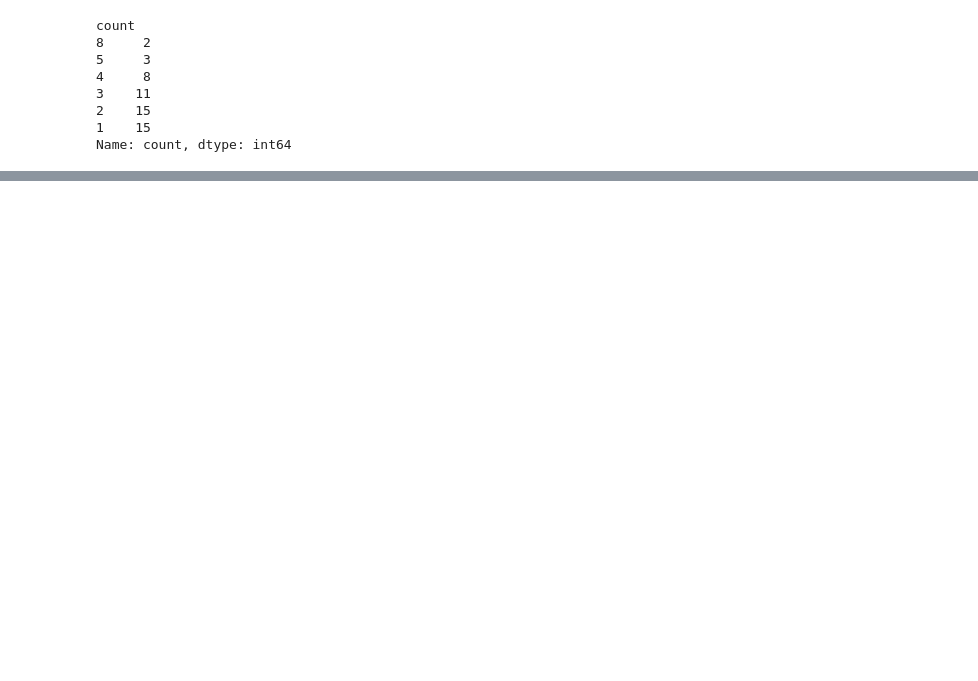
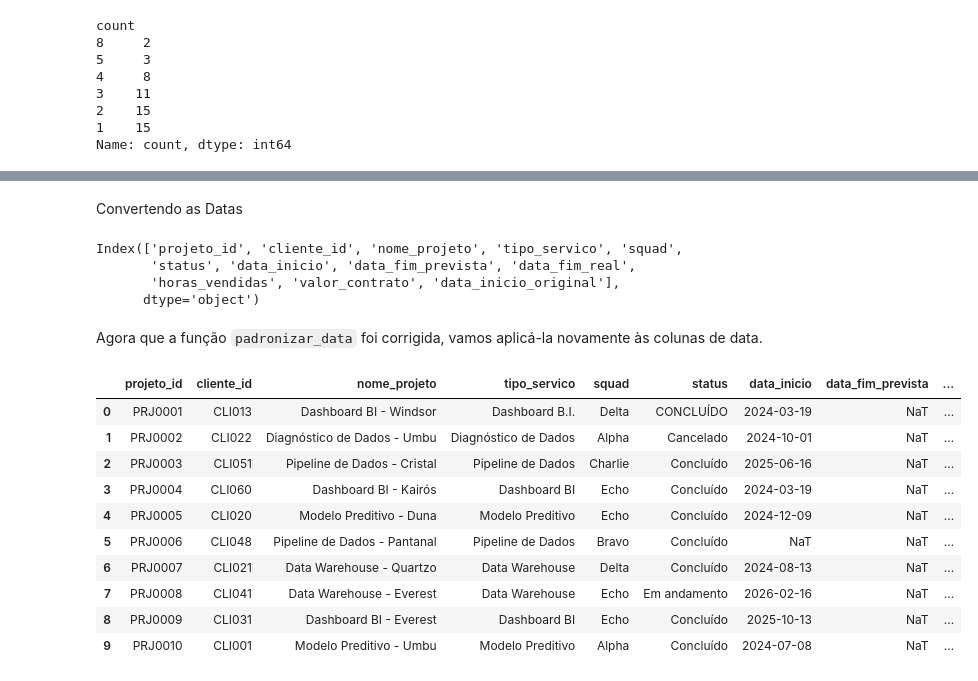
Before and after one commit to Carolaynebarret/DataConnect, a Jupyter notebook: untitled24.ipynb, the cells around one changed output, grey strips where cells are left out. Saved outputs shown, nothing was run; the diff lists cells and outputs as text; code cells hidden in the pictures; blank space fills up the shorter version.

```diff
--- a/untitled24.ipynb
+++ b/untitled24.ipynb
@@ -1115,0 +1102,29 @@ Total de projetos: 141
+# %% [markdown]
+Convertendo as Datas
+# %%
+#Criando uma sub-coluna
+df_projetos["data_inicio_original"] = df_projetos["data_inicio"]
+print(df_projetos.columns)
+df_projetos["data_fim_prevista"] = pd.to_datetime(df_projetos["data_fim_prevista"], errors="coerce")
+df_projetos["data_fim_real"] = pd.to_datetime(df_projetos["data_fim_real"], errors="coerce")
+# %% [output]
+Index(['projeto_id', 'cliente_id', 'nome_projeto', 'tipo_servico', 'squad',
+       'status', 'data_inicio', 'data_fim_prevista', 'data_fim_real',
+       'horas_vendidas', 'valor_contrato', 'data_inicio_original'],
+      dtype='object')
+# %%
+#convertendo os meses
+meses = {
+    "jan": "01",
+    "fev": "02",
+    "mar": "03",
+    "abr": "04",
+    "mai": "05",
+    "jun": "06",
+    "jul": "07",
+    "ago": "08",
+    "set": "09",
+    "out": "10",
+    "nov": "11",
+    "dez": "12"
+}
@@ -1115,0 +1171,31 @@ Total de projetos: 141
+# %% [markdown]
+Agora que a função `padronizar_data` foi corrigida, vamos aplicá-la novamente às colunas de data.
+# %%
+#PADRONIZANDO novamente com a função corrigida
+df_projetos["data_inicio"] = (
+    df_projetos["data_inicio_original"]
+    .apply(padronizar_data)
+)
+df_projetos["data_fim_prevista"] = (
+    df_projetos["data_fim_prevista"]
+    .apply(padronizar_data)
+)
+df_projetos["data_fim_real"] = (
+    df_projetos["data_fim_real"]
+    .apply(padronizar_data)
+)
+
+# Exibir as primeiras 10 linhas para verificar as mudanças
+df_projetos.head(10)
+# %% [output]
+|  | projeto_id | cliente_id | nome_projeto | tipo_servico | squad | status | data_inicio | data_fim_prevista | ... |
+| 0 | PRJ0001 | CLI013 | Dashboard BI - Windsor | Dashboard B.I. | Delta | CONCLUÍDO | 2024-03-19 | NaT | ... |
+| 1 | PRJ0002 | CLI022 | Diagnóstico de Dados - Umbu | Diagnóstico de Dados | Alpha | Cancelado | 2024-10-01 | NaT | ... |
+| 2 | PRJ0003 | CLI051 | Pipeline de Dados - Cristal | Pipeline de Dados | Charlie | Concluído | 2025-06-16 | NaT | ... |
+| 3 | PRJ0004 | CLI060 | Dashboard BI - Kairós | Dashboard BI | Echo | Concluído | 2024-03-19 | NaT | ... |
+| 4 | PRJ0005 | CLI020 | Modelo Preditivo - Duna | Modelo Preditivo | Echo | Concluído | 2024-12-09 | NaT | ... |
+| 5 | PRJ0006 | CLI048 | Pipeline de Dados - Pantanal | Pipeline de Dados | Bravo | Concluído | NaT | NaT | ... |
+| 6 | PRJ0007 | CLI021 | Data Warehouse - Quartzo | Data Warehouse | Delta | Concluído | 2024-08-13 | NaT | ... |
+| 7 | PRJ0008 | CLI041 | Data Warehouse - Everest | Data Warehouse | Echo | Em andamento | 2026-02-16 | NaT | ... |
+| 8 | PRJ0009 | CLI031 | Dashboard BI - Everest | Dashboard BI | Echo | Concluído | 2025-10-13 | NaT | ... |
+| 9 | PRJ0010 | CLI001 | Modelo Preditivo - Umbu | Modelo Preditivo | Alpha | Concluído | 2024-07-08 | NaT | ... |
```
Also changed, not shown: parts of 35 cells of this notebook.
